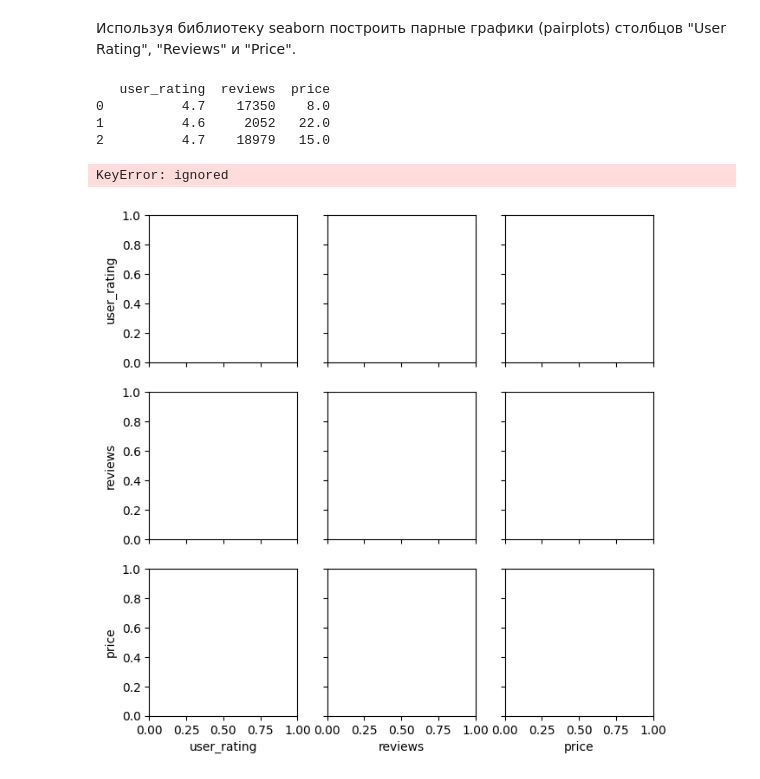
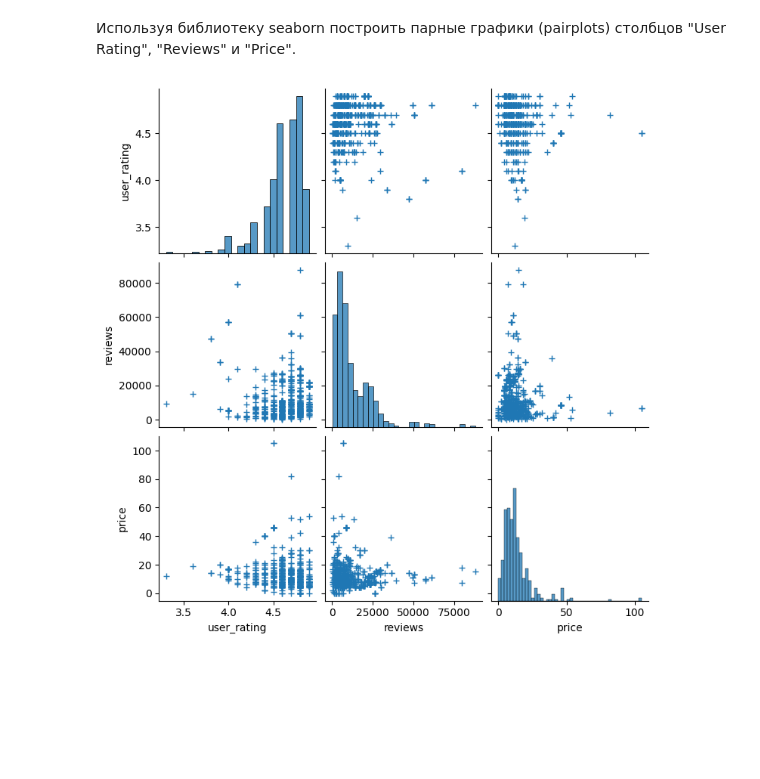
Before and after one commit to PavelStelmakhV/hw306-pyspark, a Jupyter notebook: Hw6.1.ipynb, the cells around one changed output. Saved outputs shown, nothing was run; the diff lists cells and outputs as text; code cells hidden in the pictures; blank space fills up the shorter version.

```diff
--- a/Hw6.1.ipynb
+++ b/Hw6.1.ipynb
@@ -107,18 +107,10 @@ DenseMatrix([[ 1.        , -0.00172901, -0.13308631],
 # %%
 import seaborn as sns
 
-
-df_temp = df.select(["user_rating", "reviews", "price"]).toPandas()
-print(df_temp.head(3))
-
-sns.pairplot(df_temp, hue="species", diag_kind="hist")
-
-penguins = sns.load_dataset("penguins")
-print(penguins.head(3))
+sns.pairplot(df.select(["user_rating", "reviews", "price"]).toPandas(),
+             diag_kind="hist",
+             plot_kws=dict(marker="+", linewidth=1),
+             )
+plt.show()
 # %% [output]
-   user_rating  reviews  price
-0          4.7    17350    8.0
-1          4.6     2052   22.0
-2          4.7    18979   15.0
-KeyError: ignored
-[figure, old version]
+[figure, new version]
```
